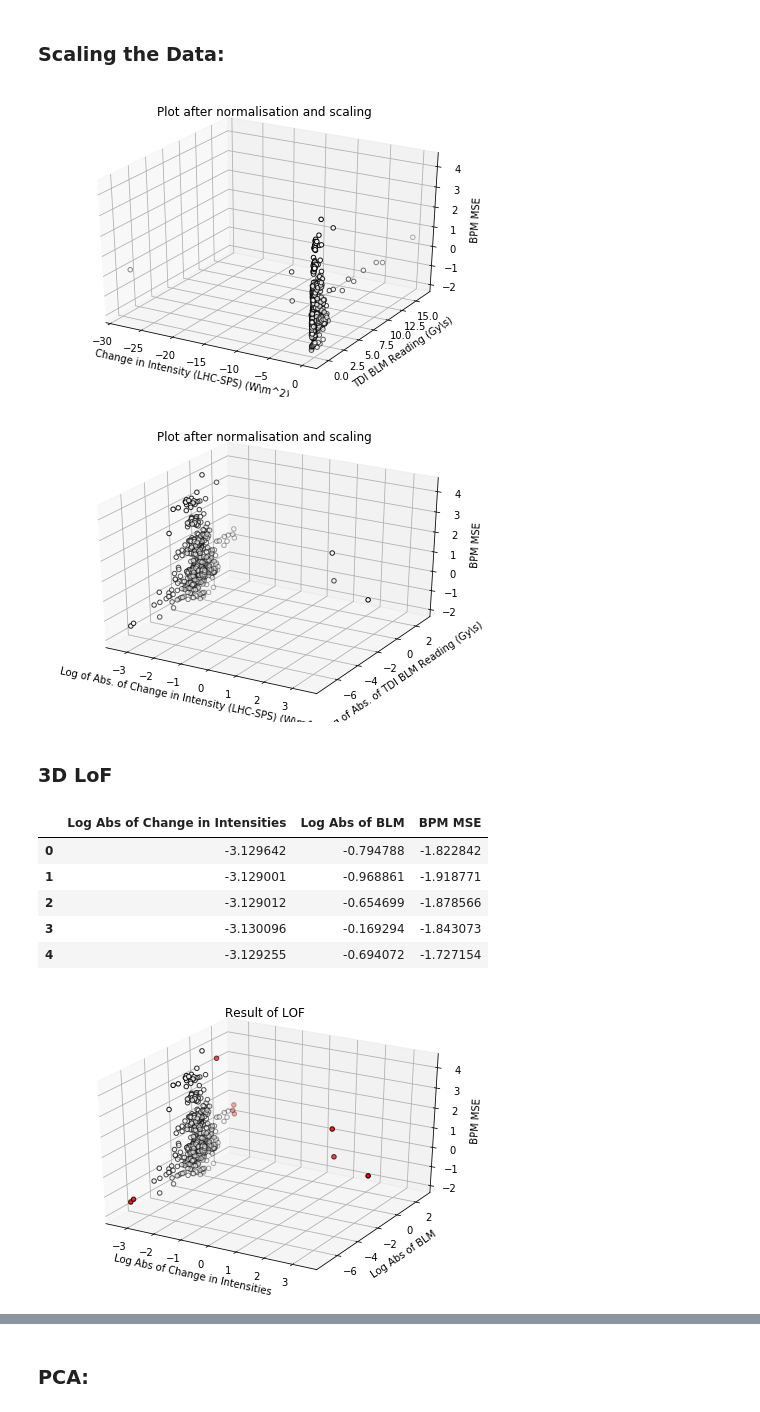
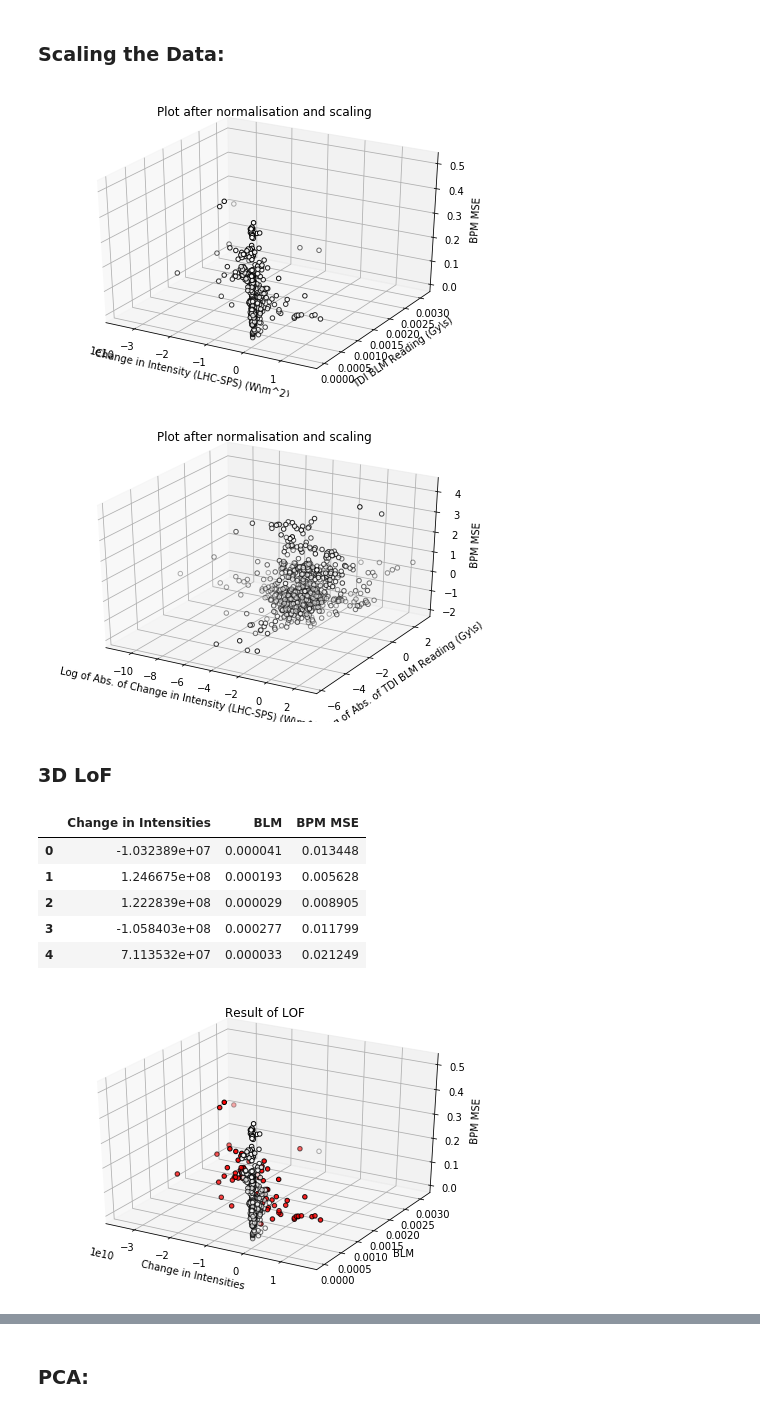
Before and after one commit to mfer0010/BscThesis, a Jupyter notebook: Jupyter Notebook Code/15_PCA and Beyond.ipynb, the cells around one changed output, grey strips where cells are left out. Drawn from its saved outputs; the diff is of its cells as text; code cells hidden in the pictures.

```diff
--- a/Jupyter Notebook Code/15_PCA and Beyond.ipynb
+++ b/Jupyter Notebook Code/15_PCA and Beyond.ipynb
@@ -46,3 +46,7 @@ plt.show()
 ### Remove NaNs
 # %%
 Data = Data.replace([np.inf, -np.inf], np.nan).dropna()
+# %%
+cond = Data['normLHC-SPS']>-2e13
+data =Data[cond]
+data['normLHC-SPS'].hist(bins = 50)
@@ -56,8 +63,8 @@ features = ['normAbort Gap Reading','normLHC-SPS','normBLM','BPM MSE','BPM Readi
            'BPM Reading 11','BPM Reading 12','BPM Reading 13','BPM Reading 14','BPM Reading 15','BPM Reading 16',
            'BPM Reading 17','BPM Reading 18','Change in Number of Bunches']
 #Separate out the features
-x = Data.loc[:,features].values
-x = StandardScaler().fit_transform(x)
+x = data.loc[:,features].values
+#x = StandardScaler().fit_transform(x)
 # %%
 x = pd.DataFrame(columns=features,data=x)
 # %%
@@ -71,7 +78,7 @@ ax.set_zlabel('BPM MSE')
 ax.set_title('Plot after normalisation and scaling')
 plt.show()
 # %% [output]
-[figure, old version]
+[figure, new version]
 # %%
 fig = plt.figure()
 ax = Axes3D(fig)
@@ -83,24 +90,28 @@ ax.set_zlabel('BPM MSE')
 ax.set_title('Plot after normalisation and scaling')
 plt.show()
 # %% [output]
-[figure, old version]
+[figure, new version]
 # %% [markdown]
 ### 3D LoF
 # %%
 from sklearn.neighbors import LocalOutlierFactor
 # %%
-df = pd.DataFrame(data ={'Log Abs of Change in Intensities':np.log(np.abs(x['normLHC-SPS'])),
-                         'Log Abs of BLM':np.log(np.abs(x['normBLM'])),'BPM MSE':x['BPM MSE']} )
+#df = pd.DataFrame(data ={'Log Abs of Change in Intensities':np.log(np.abs(x['normLHC-SPS'])),
+#                         'Log Abs of BLM':np.log(np.abs(x['normBLM'])),'BPM MSE':x['BPM MSE']} )
+df = pd.DataFrame(data ={'Change in Intensities':x['normLHC-SPS'],
+                         'BLM':x['normBLM'],'BPM MSE':x['BPM MSE']} )
+
 df.head()
 # %% [output]
-|  | Log Abs of Change in Intensities | Log Abs of BLM | BPM MSE |
-| 0 | -3.129642 | -0.794788 | -1.822842 |
-| 1 | -3.129001 | -0.968861 | -1.918771 |
-| 2 | -3.129012 | -0.654699 | -1.878566 |
-| 3 | -3.130096 | -0.169294 | -1.843073 |
-| 4 | -3.129255 | -0.694072 | -1.727154 |
+|  | Change in Intensities | BLM | BPM MSE |
+| 0 | -1.032389e+07 | 0.000041 | 0.013448 |
+| 1 | 1.246675e+08 | 0.000193 | 0.005628 |
+| 2 | 1.222839e+08 | 0.000029 | 0.008905 |
+| 3 | -1.058403e+08 | 0.000277 | 0.011799 |
+| 4 | 7.113532e+07 | 0.000033 | 0.021249 |
 # %%
-lof = LocalOutlierFactor(n_neighbors=20,contamination=0.01, n_jobs=-1).fit_predict(df)
+#lof = LocalOutlierFactor(n_neighbors=20,contamination=0.01, n_jobs=-1).fit_predict(df)
+lof = LocalOutlierFactor(n_neighbors=50, n_jobs=-1).fit_predict(df)
 # %%
 df['Predicted Value'] = lof
 is_anomaly = df['Predicted Value']==-1
@@ -111,14 +124,14 @@ Inliers = df[not_anomaly]
 # %%
 fig = plt.figure()
 ax = Axes3D(fig)
-ax.scatter(Anomalies['Log Abs of Change in Intensities'],Anomalies['Log Abs of BLM'],Anomalies['BPM MSE'],c='red',
+ax.scatter(Anomalies['Change in Intensities'],Anomalies['BLM'],Anomalies['BPM MSE'],c='red',
                 edgecolor='k', s=20)
-ax.scatter(Inliers['Log Abs of Change in Intensities'],Inliers['Log Abs of BLM'],Inliers['BPM MSE'],c='white',
+ax.scatter(Inliers['Change in Intensities'],Inliers['BLM'],Inliers['BPM MSE'],c='white',
                 edgecolor='k', s=20)
-ax.set_xlabel('Log Abs of Change in Intensities')
-ax.set_ylabel('Log Abs of BLM')
+ax.set_xlabel('Change in Intensities')
+ax.set_ylabel('BLM')
 ax.set_zlabel('BPM MSE')
 ax.set_title('Result of LOF')
 plt.show()
 # %% [output]
-[figure, old version]
+[figure, new version]
```
Also changed, not shown: parts of 12 cells of this notebook, 13 other files.
